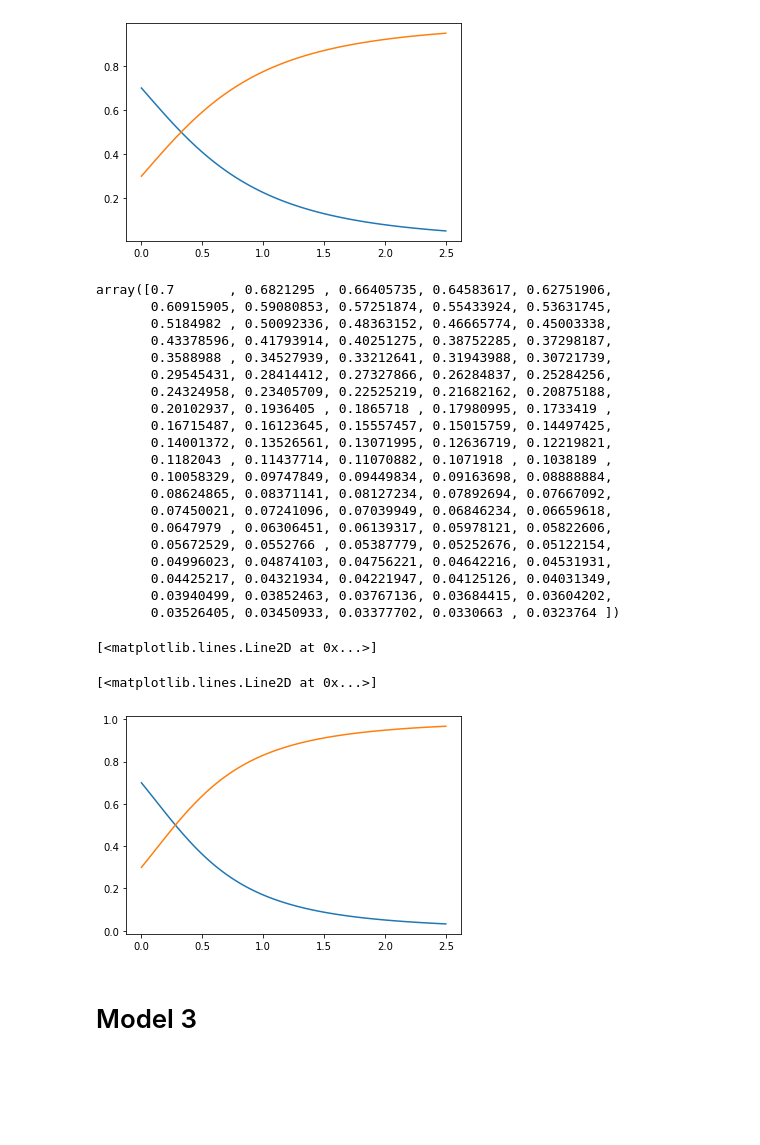
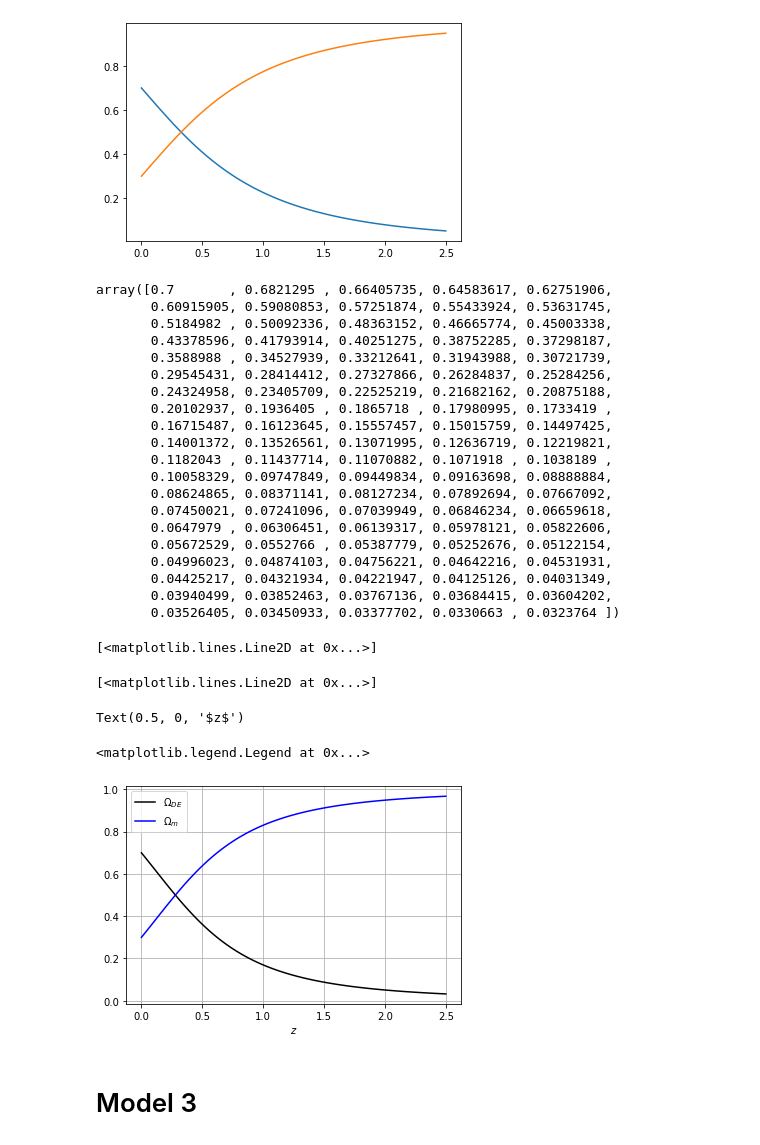
Before and after one commit to ViktorGakis/fishplots, a Jupyter notebook: fishplots.ipynb, the cells around one changed output. Saved outputs shown, nothing was run; the diff lists cells and outputs as text; code cells hidden in the pictures; blank space fills up the shorter version.

```diff
--- a/fishplots.ipynb
+++ b/fishplots.ipynb
@@ -244,36 +244,42 @@ array([0.7       , 0.68405734, 0.66807352, 0.6520863 , 0.63613173,
 # fish plot for exp1
 omegam = 0.3
 h = 0.7
 def omegalamda(zs,omegam,h):
       return 1 - ((100*h)/Ηfunctionexp1(zs,[omegam,h]))**2*omegam*((1+zs)**3)
 omegalamda(zs,0.3,0.7)
-plt.plot(zs,omegalamda(zs,omegam,h))
-plt.plot(zs,((omegam)*((1+zs)**3))/((Ηfunctionexp1(zs,[omegam,h])/(100*h))**2))
+plt.plot(zs,omegalamda(zs,omegam,h),label='$\Omega_{DE}$',color='black')
+plt.plot(zs,((omegam)*((1+zs)**3))/((Ηfunctionexp1(zs,[omegam,h])/(100*h))**2),label='$\Omega_{m}$',color='blue')
+plt.xlabel('$z$')
+plt.grid()
+plt.legend()
+plt.savefig('')
 # intersection point, to the left accelarated, to the right disaccelerated
 # %% [output]
 array([0.7       , 0.6821295 , 0.66405735, 0.64583617, 0.62751906,
        0.60915905, 0.59080853, 0.57251874, 0.55433924, 0.53631745,
        0.5184982 , 0.50092336, 0.48363152, 0.46665774, 0.45003338,
        0.43378596, 0.41793914, 0.40251275, 0.38752285, 0.37298187,
        0.3588988 , 0.34527939, 0.33212641, 0.31943988, 0.30721739,
        0.29545431, 0.28414412, 0.27327866, 0.26284837, 0.25284256,
        0.24324958, 0.23405709, 0.22525219, 0.21682162, 0.20875188,
        0.20102937, 0.1936405 , 0.1865718 , 0.17980995, 0.1733419 ,
        0.16715487, 0.16123645, 0.15557457, 0.15015759, 0.14497425,
        0.14001372, 0.13526561, 0.13071995, 0.12636719, 0.12219821,
        0.1182043 , 0.11437714, 0.11070882, 0.1071918 , 0.1038189 ,
        0.10058329, 0.09747849, 0.09449834, 0.09163698, 0.08888884,
        0.08624865, 0.08371141, 0.08127234, 0.07892694, 0.07667092,
        0.07450021, 0.07241096, 0.07039949, 0.06846234, 0.06659618,
        0.0647979 , 0.06306451, 0.06139317, 0.05978121, 0.05822606,
        0.05672529, 0.0552766 , 0.05387779, 0.05252676, 0.05122154,
        0.04996023, 0.04874103, 0.04756221, 0.04642216, 0.04531931,
        0.04425217, 0.04321934, 0.04221947, 0.04125126, 0.04031349,
        0.03940499, 0.03852463, 0.03767136, 0.03684415, 0.03604202,
        0.03526405, 0.03450933, 0.03377702, 0.0330663 , 0.0323764 ])
 [<matplotlib.lines.Line2D at 0x...>]
 [<matplotlib.lines.Line2D at 0x...>]
+Text(0.5, 0, '$z$')
+<matplotlib.legend.Legend at 0x...>
-[figure, old version]
+[figure, new version]
 # %% [markdown]
 # Model 3
 # %%
```
Also changed, not shown: parts of 8 cells of this notebook, 1 other file.
